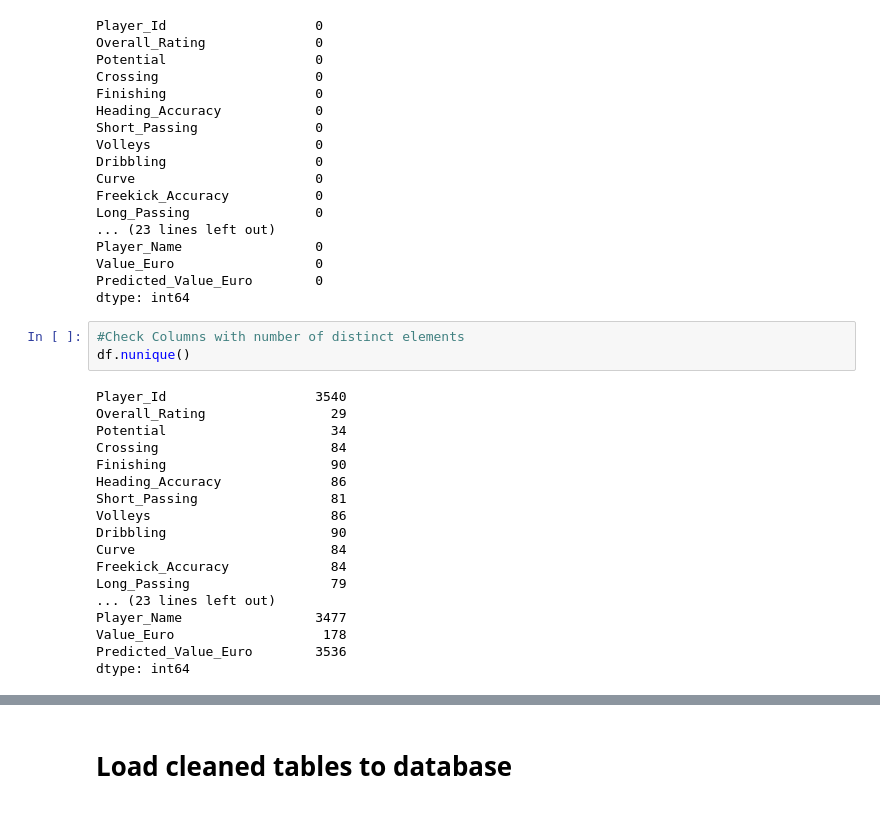
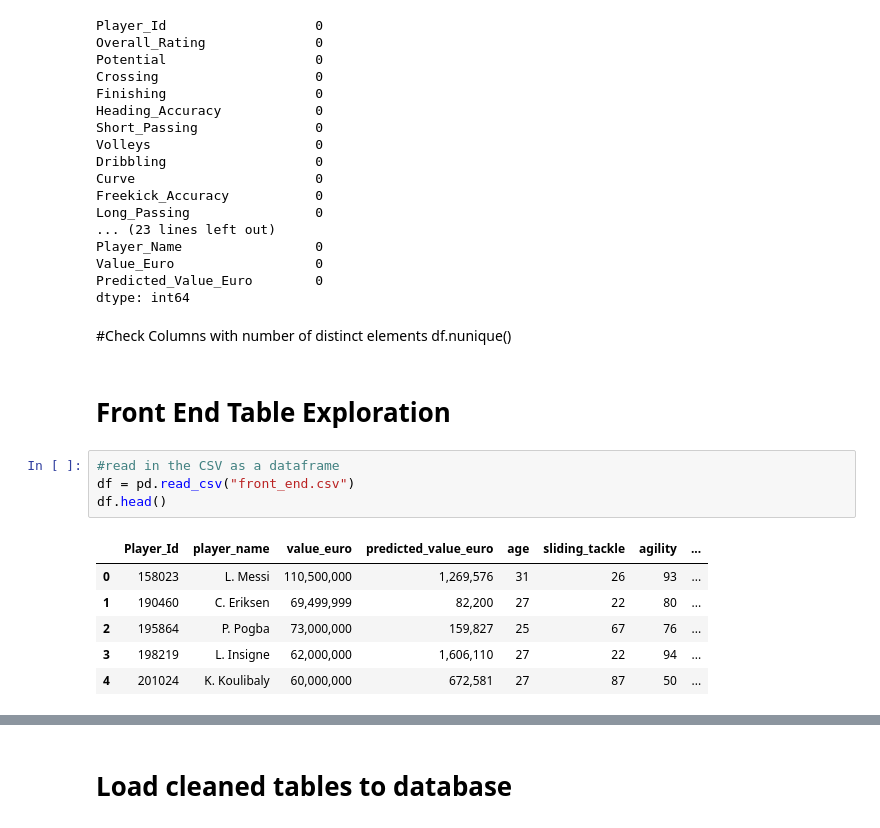
Before and after one commit to mshariqnaeem/FIFA_PlayerValue_ML, a Jupyter notebook: ETL_create_final_postgres-sql_database.ipynb, the cells around one changed output, grey strips where cells are left out. Saved outputs shown, nothing was run; the diff lists cells and outputs as text.

```diff
--- a/ETL_create_final_postgres-sql_database.ipynb
+++ b/ETL_create_final_postgres-sql_database.ipynb
@@ -540,24 +540,19 @@ Player_Name                 0
 Value_Euro                  0
 Predicted_Value_Euro        0
 dtype: int64
-# %%
-#Check Columns with number of distinct elements
-df.nunique()
-# %% [output]
-Player_Id                   3540
-Overall_Rating                29
-Potential                     34
-Crossing                      84
-Finishing                     90
-Heading_Accuracy              86
-Short_Passing                 81
-Volleys                       86
-Dribbling                     90
-Curve                         84
-Freekick_Accuracy             84
-Long_Passing                  79
-... (23 lines left out)
-Player_Name                 3477
-Value_Euro                   178
-Predicted_Value_Euro        3536
-dtype: int64
+# %% [markdown]
+#Check Columns with number of distinct elements
+df.nunique()
+# %% [markdown]
+# Front End Table Exploration
+# %%
+#read in the CSV as a dataframe
+df = pd.read_csv("front_end.csv")
+df.head()
+# %% [output]
+|  | Player_Id | player_name | value_euro | predicted_value_euro | age | sliding_tackle | agility | ... |
+| 0 | 158023 | L. Messi | 110,500,000 | 1,269,576 | 31 | 26 | 93 | ... |
+| 1 | 190460 | C. Eriksen | 69,499,999 | 82,200 | 27 | 22 | 80 | ... |
+| 2 | 195864 | P. Pogba | 73,000,000 | 159,827 | 25 | 67 | 76 | ... |
+| 3 | 198219 | L. Insigne | 62,000,000 | 1,606,110 | 27 | 22 | 94 | ... |
+| 4 | 201024 | K. Koulibaly | 60,000,000 | 672,581 | 27 | 87 | 50 | ... |
```
Also changed, not shown: parts of 12 cells of this notebook.
